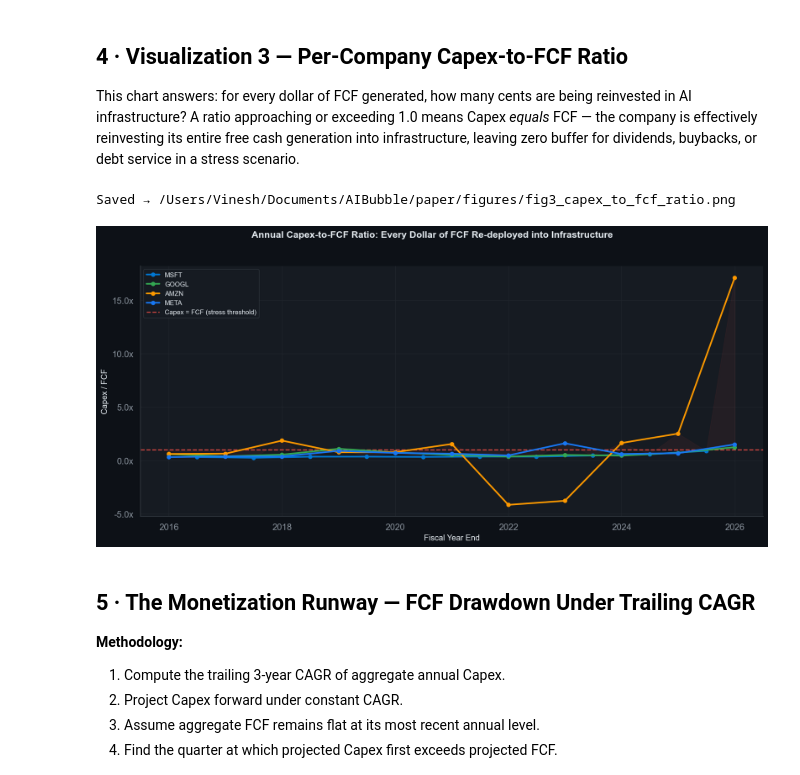
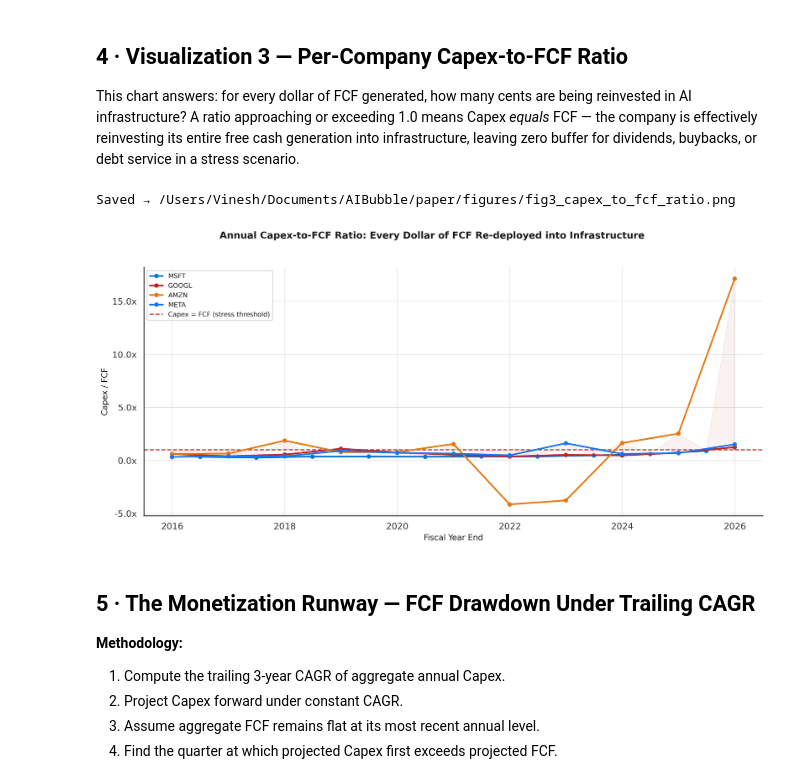
Before and after one commit to VineshRanga/Is-AIBubble, a Jupyter notebook: notebooks/module1_catalyst/02_eda_capex_monetization_gap.ipynb, the cells around one changed output. Cells and saved outputs as stored; diff of their text form; code cells hidden in the pictures.

```diff
--- a/notebooks/module1_catalyst/02_eda_capex_monetization_gap.ipynb
+++ b/notebooks/module1_catalyst/02_eda_capex_monetization_gap.ipynb
@@ -39,29 +39,11 @@ PROJECT_ROOT = Path().resolve().parents[1]
 sys.path.insert(0, str(PROJECT_ROOT))
 
 # ---------- Style ----------
-sns.set_theme(style="darkgrid", context="notebook", font_scale=1.1)
-plt.rcParams.update({
-    "figure.facecolor": "#0d1117",
-    "axes.facecolor":   "#161b22",
-    "axes.edgecolor":   "#30363d",
-    "axes.labelcolor":  "#e6edf3",
-    "axes.titlecolor":  "#e6edf3",
-    "xtick.color":      "#8b949e",
-    "ytick.color":      "#8b949e",
-    "text.color":       "#e6edf3",
-    "grid.color":       "#21262d",
-    "grid.linewidth":   0.8,
-    "legend.facecolor": "#161b22",
-    "legend.edgecolor": "#30363d",
-    "figure.dpi":       130,
-})
+from src.utils.plotting import set_paper_style, TICKER_COLORS as _TICKER_COLORS
+set_paper_style()
 
-TICKER_COLORS = {
-    "MSFT": "#0078D4",
-    "GOOGL": "#34A853",
-    "AMZN": "#FF9900",
-    "META": "#1877F2",
-}
+
+TICKER_COLORS = _TICKER_COLORS
 BILLIONS = 1e9
 
 # ---------- Config ----------
@@ -393,38 +381,38 @@ ratio_pivot = ratio_df.pivot_table(index="end_date", columns="ticker", values="c
 fig, ax = plt.subplots(figsize=(13, 6))
 fig.suptitle(
     "Annual Capex-to-FCF Ratio: Every Dollar of FCF Re-deployed into Infrastructure",
-    fontsize=13, fontweight="bold", y=1.02, color="#e6edf3"
+    fontsize=13, fontweight="bold", y=1.02, color="#1a1a1a"
 )
 
 for ticker in ["MSFT", "GOOGL", "AMZN", "META"]:
     if ticker not in ratio_pivot.columns:
         continue
     col = ratio_pivot[ticker].dropna()
     ax.plot(
         col.index, col.values,
         color=TICKER_COLORS[ticker], linewidth=2.2,
         marker="o", markersize=5, label=ticker, zorder=4
     )
 
-ax.axhline(1.0, color="#f85149", linewidth=1.5, linestyle="--", alpha=0.85,
+ax.axhline(1.0, color="#B71C1C", linewidth=1.5, linestyle="--", alpha=0.85,
            label="Capex = FCF (stress threshold)")
 ax.fill_between(ratio_pivot.index, 1.0, ratio_pivot.max(axis=1).clip(lower=0),
-                color="#f85149", alpha=0.06)
+                color="#B71C1C", alpha=0.06)
 ax.set_ylabel("Capex / FCF", fontsize=11)
 ax.set_xlabel("Fiscal Year End", fontsize=11)
 ax.yaxis.set_major_formatter(mticker.FuncFormatter(lambda x, _: f"{x:.1f}x"))
 ax.legend(fontsize=9, loc="upper left")
 for spine in ["top", "right"]:
     ax.spines[spine].set_visible(False)
 
 plt.tight_layout()
 out_path = FIGURES_DIR / "fig3_capex_to_fcf_ratio.png"
-plt.savefig(out_path, dpi=150, bbox_inches="tight", facecolor=fig.get_facecolor())
+plt.savefig(out_path, dpi=150, bbox_inches="tight", facecolor="white")
 print(f"Saved → {out_path}")
 plt.show()
 # %% [output]
 Saved → /Users/Vinesh/Documents/AIBubble/paper/figures/fig3_capex_to_fcf_ratio.png
-[figure, old version]
+[figure, new version]
 # %% [markdown]
 ## 5 · The Monetization Runway — FCF Drawdown Under Trailing CAGR
 
```
Also changed, not shown: parts of 3 cells of this notebook, 9 other files.
